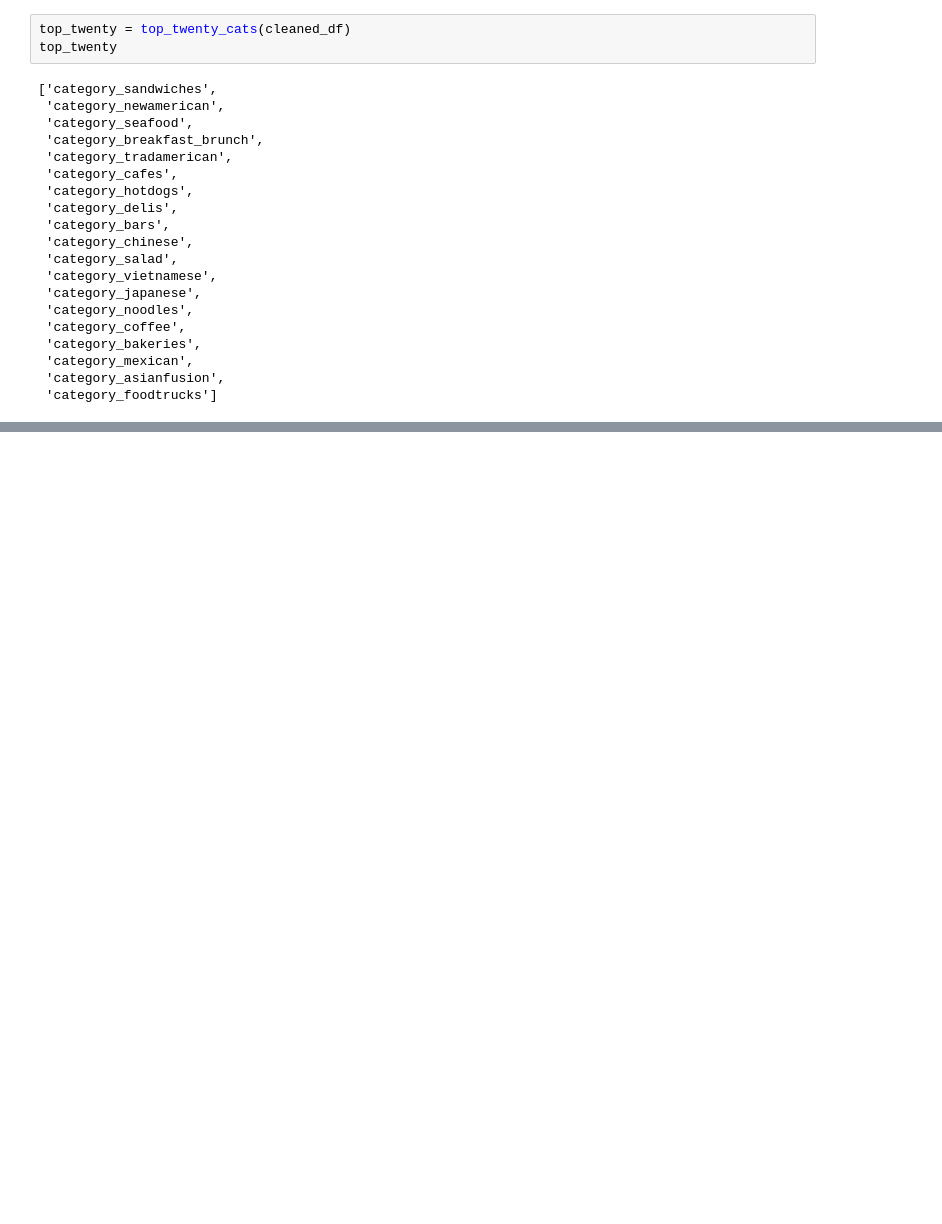
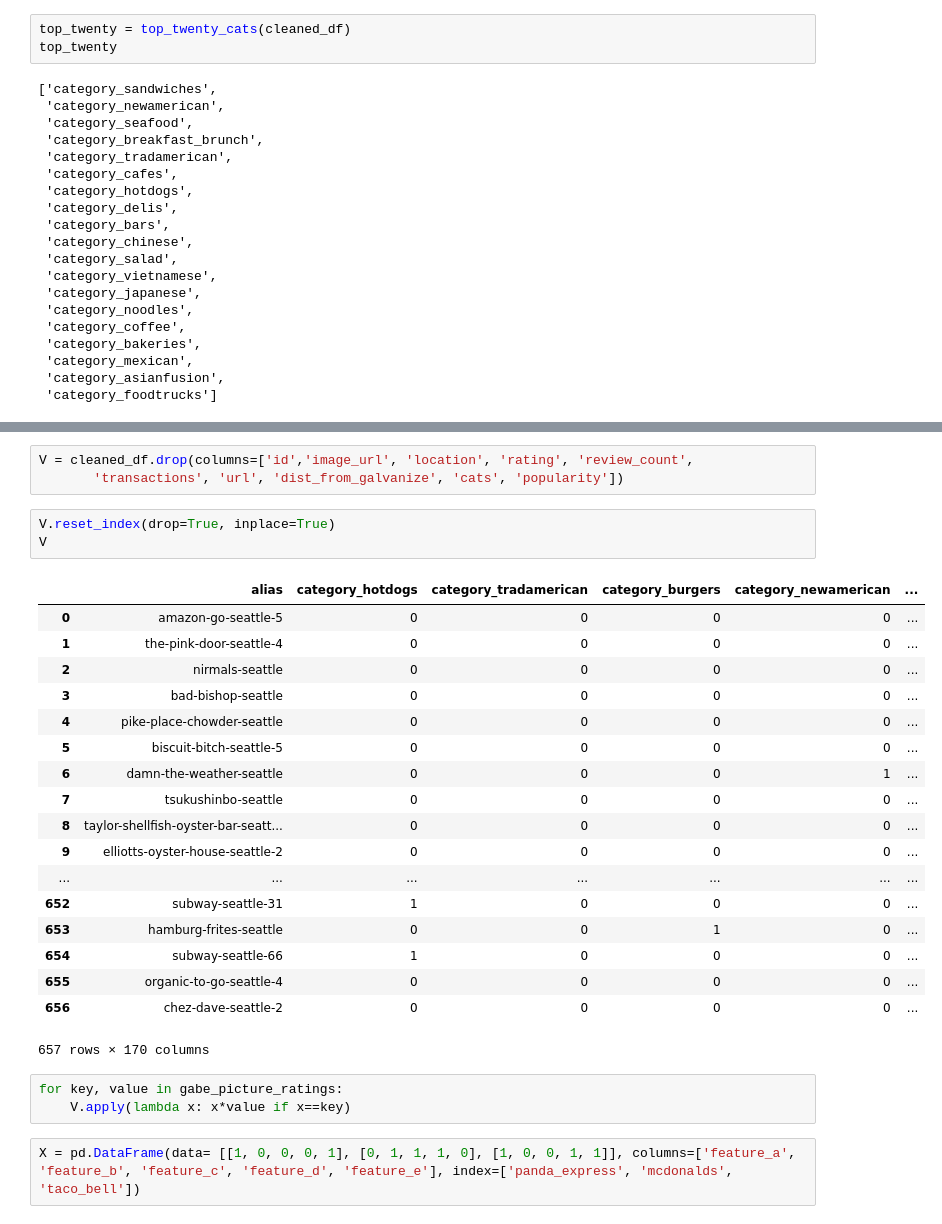
Before and after one commit to Gnishimura/We_Eat, a Jupyter notebook: new_db.ipynb, the cells around one changed output, grey strips where cells are left out. Saved outputs shown, nothing was run; the diff lists cells and outputs as text; blank space fills up the shorter version.

```diff
--- a/new_db.ipynb
+++ b/new_db.ipynb
@@ -209,0 +297,30 @@ tamarind-tree-seattle
+# %%
+V = cleaned_df.drop(columns=['id','image_url', 'location', 'rating', 'review_count',
+       'transactions', 'url', 'dist_from_galvanize', 'cats', 'popularity'])
+# %%
+V.reset_index(drop=True, inplace=True)
+V
+# %% [output]
+|  | alias | category_hotdogs | category_tradamerican | category_burgers | category_newamerican | ... |
+| 0 | amazon-go-seattle-5 | 0 | 0 | 0 | 0 | ... |
+| 1 | the-pink-door-seattle-4 | 0 | 0 | 0 | 0 | ... |
+| 2 | nirmals-seattle | 0 | 0 | 0 | 0 | ... |
+| 3 | bad-bishop-seattle | 0 | 0 | 0 | 0 | ... |
+| 4 | pike-place-chowder-seattle | 0 | 0 | 0 | 0 | ... |
+| 5 | biscuit-bitch-seattle-5 | 0 | 0 | 0 | 0 | ... |
+| 6 | damn-the-weather-seattle | 0 | 0 | 0 | 1 | ... |
+| 7 | tsukushinbo-seattle | 0 | 0 | 0 | 0 | ... |
+| 8 | taylor-shellfish-oyster-bar-seatt... | 0 | 0 | 0 | 0 | ... |
+| 9 | elliotts-oyster-house-seattle-2 | 0 | 0 | 0 | 0 | ... |
+| ... | ... | ... | ... | ... | ... | ... |
+| 652 | subway-seattle-31 | 1 | 0 | 0 | 0 | ... |
+| 653 | hamburg-frites-seattle | 0 | 0 | 1 | 0 | ... |
+| 654 | subway-seattle-66 | 1 | 0 | 0 | 0 | ... |
+| 655 | organic-to-go-seattle-4 | 0 | 0 | 0 | 0 | ... |
+| 656 | chez-dave-seattle-2 | 0 | 0 | 0 | 0 | ... |
+657 rows × 170 columns
+# %%
+for key, value in gabe_picture_ratings:
+    V.apply(lambda x: x*value if x==key)
+# %%
+X = pd.DataFrame(data= [[1, 0, 0, 0, 1], [0, 1, 1, 1, 0], [1, 0, 0, 1, 1]], columns=['feature_a', 'feature_b', 'feature_c', 'feature_d', 'feature_e'], index=['panda_express', 'mcdonalds', 'taco_bell'])
```
Also changed, not shown: parts of 15 cells of this notebook.
